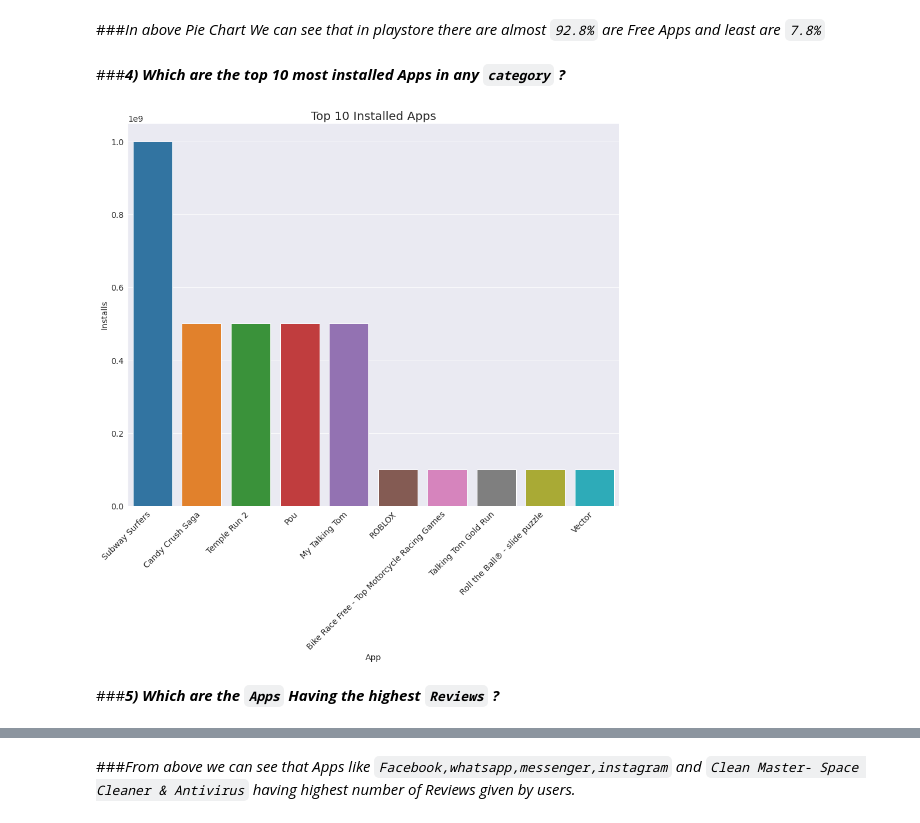
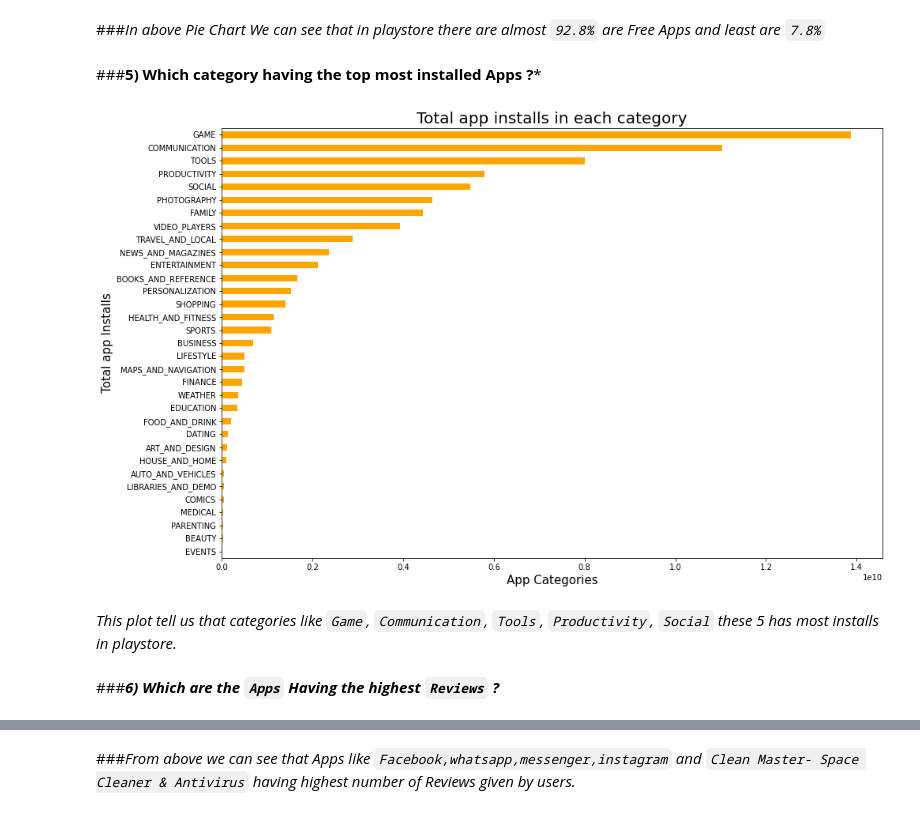
Before and after one commit to tushar2411/Almabetter-Data-Science, a Jupyter notebook: myPlay_Store_App_Review_Analysis_Capstone_Project.ipynb, the cells around one changed output, grey strips where cells are left out. Drawn from its saved outputs; the diff is of its cells as text; code cells hidden in the pictures.

```diff
--- a/myPlay_Store_App_Review_Analysis_Capstone_Project.ipynb
+++ b/myPlay_Store_App_Review_Analysis_Capstone_Project.ipynb
@@ -561,4 +776,4 @@ plt.show()
 # %% [markdown]
 ###*In above Pie Chart We can see that in playstore there are almost `92.8%` are Free Apps and least are `7.8%`*
 # %% [markdown]
-###***4) Which are the top 10 most installed Apps in any `category` ?***
+###**5) Which category having the top most installed Apps ?***
@@ -575,10 +780,18 @@ def top10catapp(str):
-# %%
-
-top10catapp('GAME')
-# %% [output]
-[figure, removed]
+# %%
+# total app installs in each category of the play store
+
+a = playSdata.groupby(['Category'])['Installs'].sum().sort_values()
+a.plot.barh(figsize=(15,10), color = 'orange', )
+plt.ylabel('Total app Installs', fontsize = 15)
+plt.xlabel('App Categories', fontsize = 15)
+plt.xticks()
+plt.title('Total app installs in each category', fontsize = 20);
+# %% [output]
+[figure, added]
+# %% [markdown]
+*This plot tell us that categories like `Game`, `Communication`, `Tools`, `Productivity`, `Social` these 5 has most installs in playstore.*
 # %% [markdown]
-###***5) Which are the `Apps` Having the highest `Reviews` ?***
+###***6) Which are the `Apps` Having the highest `Reviews` ?***
 # %%
 Highest_review_apps = playSdata.sort_values(by="Reviews",ascending=False)
 # %%
```
Also changed, not shown: parts of 81 cells of this notebook.
